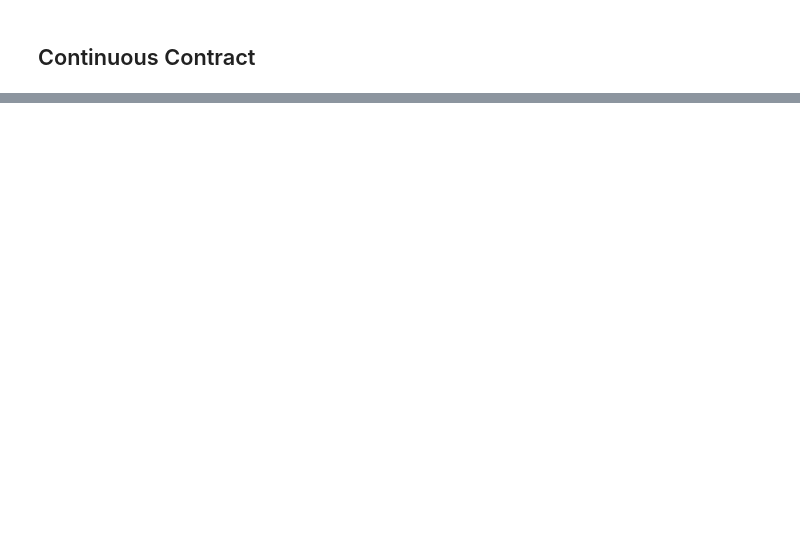
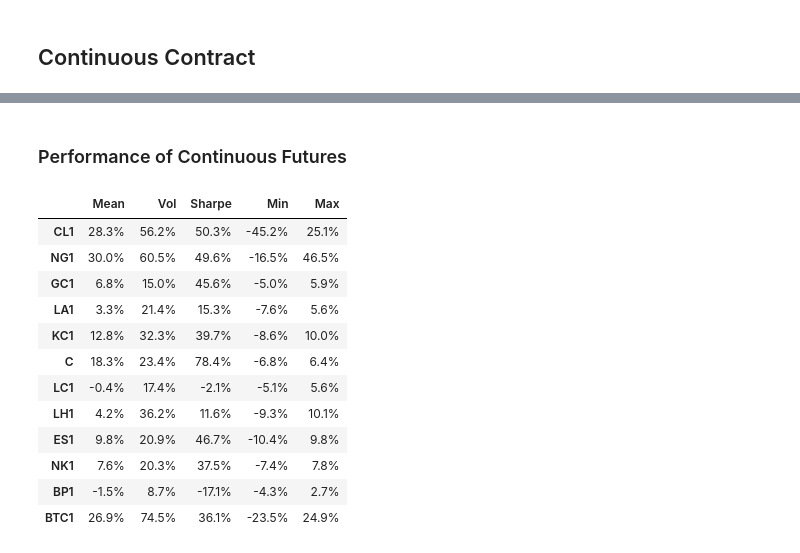
Before and after one commit to MarkHendricks/drw-markets, a Jupyter notebook: notebooks/B.2. Commodity Futures.ipynb, the cells around one changed output, grey strips where cells are left out. Drawn from its saved outputs; the diff is of its cells as text; code cells hidden in the pictures; blank space fills up the shorter version.

Commit message:
b2 data

```diff
--- a/notebooks/B.2. Commodity Futures.ipynb
+++ b/notebooks/B.2. Commodity Futures.ipynb
@@ -203,3 +203,17 @@ $$F_0 = S_0e^{(r_f+c^*)T}$$
 ### Liquidity
 
 ### Marking to Market
+# %%
+marg = futures_info[['name']].copy()
+marg['margin limit %'] = futures_info['margin limit']/futures_info['contract value']
+
+px = futures_hist.copy()
+px[px<0] = np.nan
+rx = px.pct_change().dropna()
+
+marg['vol'] = rx.std().values
+marg['margin sigma'] = marg['margin limit %'] / marg['vol']
+marg.set_index('name',inplace=True)
+marg.index = [' '.join(row.split()[:-2]) for row in marg.index]
+
+marg.dropna().sort_values('margin sigma').style.format({'margin limit %':'{:.1%}','vol':'{:.1%}','margin sigma':'{:.1f}'})
@@ -243,6 +262,0 @@ data_comp.plot();
-# %%
-px = data_comp.copy()
-px[px<0] = np.nan
-px[px==np.inf] = np.nan
-rx = px.pct_change()
-performanceMetrics(rx,annualization=252)
@@ -255,0 +284,18 @@ performanceMetrics(rx,annualization=252)
+# %% [markdown]
+### Performance of Continuous Futures
+# %%
+performanceMetrics(rx,annualization=252).style.format('{:.1%}')
+# %% [output]
+|  | Mean | Vol | Sharpe | Min | Max |
+| CL1 | 28.3% | 56.2% | 50.3% | -45.2% | 25.1% |
+| NG1 | 30.0% | 60.5% | 49.6% | -16.5% | 46.5% |
+| GC1 | 6.8% | 15.0% | 45.6% | -5.0% | 5.9% |
+| LA1 | 3.3% | 21.4% | 15.3% | -7.6% | 5.6% |
+| KC1 | 12.8% | 32.3% | 39.7% | -8.6% | 10.0% |
+| C | 18.3% | 23.4% | 78.4% | -6.8% | 6.4% |
+| LC1 | -0.4% | 17.4% | -2.1% | -5.1% | 5.6% |
+| LH1 | 4.2% | 36.2% | 11.6% | -9.3% | 10.1% |
+| ES1 | 9.8% | 20.9% | 46.7% | -10.4% | 9.8% |
+| NK1 | 7.6% | 20.3% | 37.5% | -7.4% | 7.8% |
+| BP1 | -1.5% | 8.7% | -17.1% | -4.3% | 2.7% |
+| BTC1 | 26.9% | 74.5% | 36.1% | -23.5% | 24.9% |
```
Also changed, not shown: parts of 20 cells of this notebook, 2 other files.
